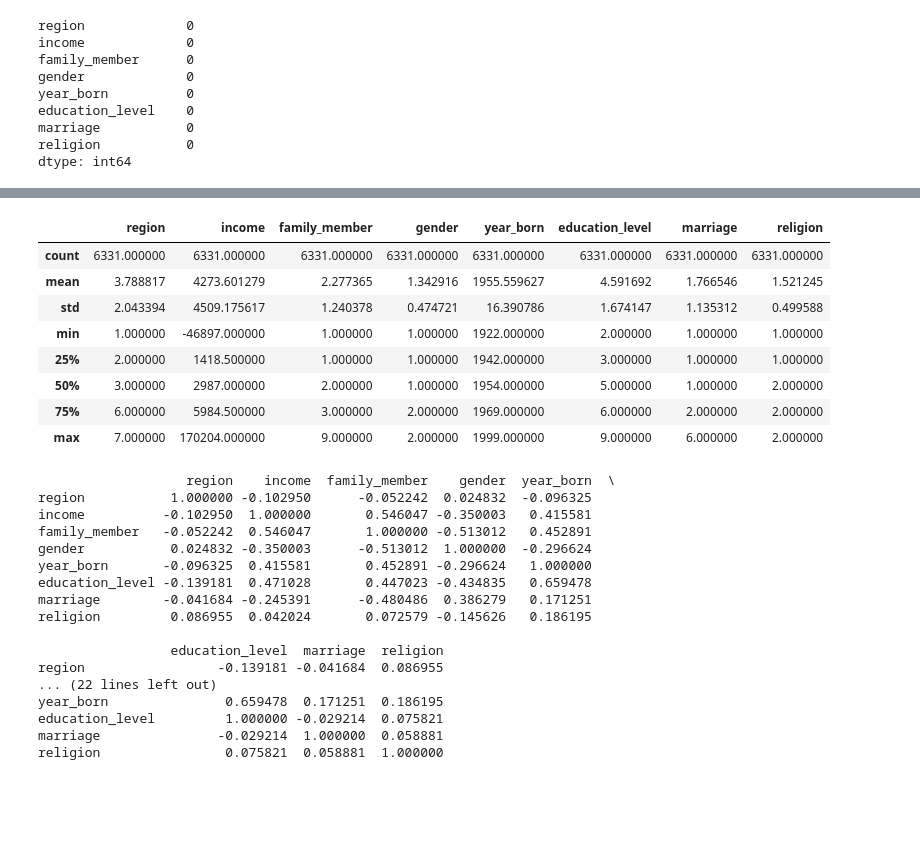
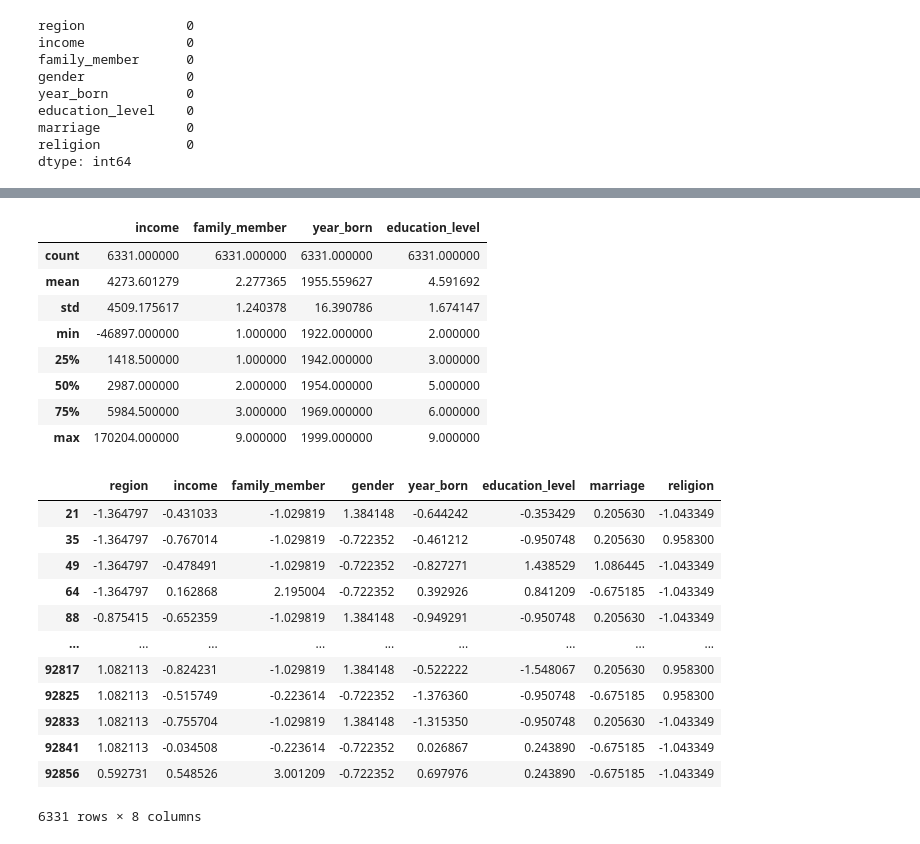
Before and after one commit to leecheolu/Data_Science-hw-, a Jupyter notebook: 과제.ipynb, the cells around one changed output, grey strips where cells are left out. Cells and saved outputs as stored; diff of their text form; code cells hidden in the pictures; blank space fills up the shorter version.

```diff
--- a/과제.ipynb
+++ b/과제.ipynb
@@ -5,7 +63,7 @@ import pandas as pd
 import numpy as np
 import matplotlib.pyplot as plt
 from sklearn.metrics.pairwise import cosine_similarity,cosine_distances
-data = pd.read_csv('Korea Income and Welfare.csv')
+data = pd.read_csv('drive/MyDrive/TF/Korea Income and Welfare.csv')
 data
 # %% [output]
 |  | id | year | wave | region | income | family_member | gender | year_born | education_level | ... |
@@ -33,4 +96,5 @@ year_max
 # %% [output]
 2018
 # %%
-data = data[data['year']==2018]
+# 가장 최근년도(2018년) 데이터만 수집
+data = data[data['year']==year_max]
@@ -80,35 +194,32 @@ dtype: int64
 # %%
-# 통계값 확인하기
-data.describe()
+# 사용하는 속성중 의미있는 속성의 통계값 확인
+f= pd.DataFrame(data.describe())
+f.drop(['religion','region','gender','marriage','region'],axis=1)
 # %% [output]
-|  | region | income | family_member | gender | year_born | education_level | marriage | religion |
-| count | 6331.000000 | 6331.000000 | 6331.000000 | 6331.000000 | 6331.000000 | 6331.000000 | 6331.000000 | 6331.000000 |
-| mean | 3.788817 | 4273.601279 | 2.277365 | 1.342916 | 1955.559627 | 4.591692 | 1.766546 | 1.521245 |
-| std | 2.043394 | 4509.175617 | 1.240378 | 0.474721 | 16.390786 | 1.674147 | 1.135312 | 0.499588 |
-| min | 1.000000 | -46897.000000 | 1.000000 | 1.000000 | 1922.000000 | 2.000000 | 1.000000 | 1.000000 |
-| 25% | 2.000000 | 1418.500000 | 1.000000 | 1.000000 | 1942.000000 | 3.000000 | 1.000000 | 1.000000 |
-| 50% | 3.000000 | 2987.000000 | 2.000000 | 1.000000 | 1954.000000 | 5.000000 | 1.000000 | 2.000000 |
-| 75% | 6.000000 | 5984.500000 | 3.000000 | 2.000000 | 1969.000000 | 6.000000 | 2.000000 | 2.000000 |
-| max | 7.000000 | 170204.000000 | 9.000000 | 2.000000 | 1999.000000 | 9.000000 | 6.000000 | 2.000000 |
+|  | income | family_member | year_born | education_level |
+| count | 6331.000000 | 6331.000000 | 6331.000000 | 6331.000000 |
+| mean | 4273.601279 | 2.277365 | 1955.559627 | 4.591692 |
+| std | 4509.175617 | 1.240378 | 16.390786 | 1.674147 |
+| min | -46897.000000 | 1.000000 | 1922.000000 | 2.000000 |
+| 25% | 1418.500000 | 1.000000 | 1942.000000 | 3.000000 |
+| 50% | 2987.000000 | 2.000000 | 1954.000000 | 5.000000 |
+| 75% | 5984.500000 | 3.000000 | 1969.000000 | 6.000000 |
+| max | 170204.000000 | 9.000000 | 1999.000000 | 9.000000 |
 # %%
-normalization_data = (data - data.min())/data.max()
-print(data.corr())
-print(normalization_data.corr())
+# 표준 정규 분포로 표준화
+normalization_data = (data - data.mean(axis=0))/data.std(axis=0)
+normalization_data
 # %% [output]
+|  | region | income | family_member | gender | year_born | education_level | marriage | religion |
+| 21 | -1.364797 | -0.431033 | -1.029819 | 1.384148 | -0.644242 | -0.353429 | 0.205630 | -1.043349 |
+| 35 | -1.364797 | -0.767014 | -1.029819 | -0.722352 | -0.461212 | -0.950748 | 0.205630 | 0.958300 |
+| 49 | -1.364797 | -0.478491 | -1.029819 | -0.722352 | -0.827271 | 1.438529 | 1.086445 | -1.043349 |
+| 64 | -1.364797 | 0.162868 | 2.195004 | -0.722352 | 0.392926 | 0.841209 | -0.675185 | -1.043349 |
+| 88 | -0.875415 | -0.652359 | -1.029819 | 1.384148 | -0.949291 | -0.950748 | 0.205630 | -1.043349 |
+| ... | ... | ... | ... | ... | ... | ... | ... | ... |
+| 92817 | 1.082113 | -0.824231 | -1.029819 | 1.384148 | -0.522222 | -1.548067 | 0.205630 | 0.958300 |
+| 92825 | 1.082113 | -0.515749 | -0.223614 | -0.722352 | -1.376360 | -0.950748 | -0.675185 | 0.958300 |
+| 92833 | 1.082113 | -0.755704 | -1.029819 | 1.384148 | -1.315350 | -0.950748 | 0.205630 | -1.043349 |
+| 92841 | 1.082113 | -0.034508 | -0.223614 | -0.722352 | 0.026867 | 0.243890 | -0.675185 | -1.043349 |
+| 92856 | 0.592731 | 0.548526 | 3.001209 | -0.722352 | 0.697976 | 0.243890 | -0.675185 | -1.043349 |
-                   region    income  family_member    gender  year_born  \
-region           1.000000 -0.102950      -0.052242  0.024832  -0.096325
-income          -0.102950  1.000000       0.546047 -0.350003   0.415581
-family_member   -0.052242  0.546047       1.000000 -0.513012   0.452891
-gender           0.024832 -0.350003      -0.513012  1.000000  -0.296624
-year_born       -0.096325  0.415581       0.452891 -0.296624   1.000000
-education_level -0.139181  0.471028       0.447023 -0.434835   0.659478
-marriage        -0.041684 -0.245391      -0.480486  0.386279   0.171251
-religion         0.086955  0.042024       0.072579 -0.145626   0.186195
-
-                 education_level  marriage  religion
-region                 -0.139181 -0.041684  0.086955
-... (22 lines left out)
-year_born               0.659478  0.171251  0.186195
-education_level         1.000000 -0.029214  0.075821
-marriage               -0.029214  1.000000  0.058881
-religion                0.075821  0.058881  1.000000
+6331 rows × 8 columns
```
Also changed, not shown: parts of 71 cells of this notebook.
